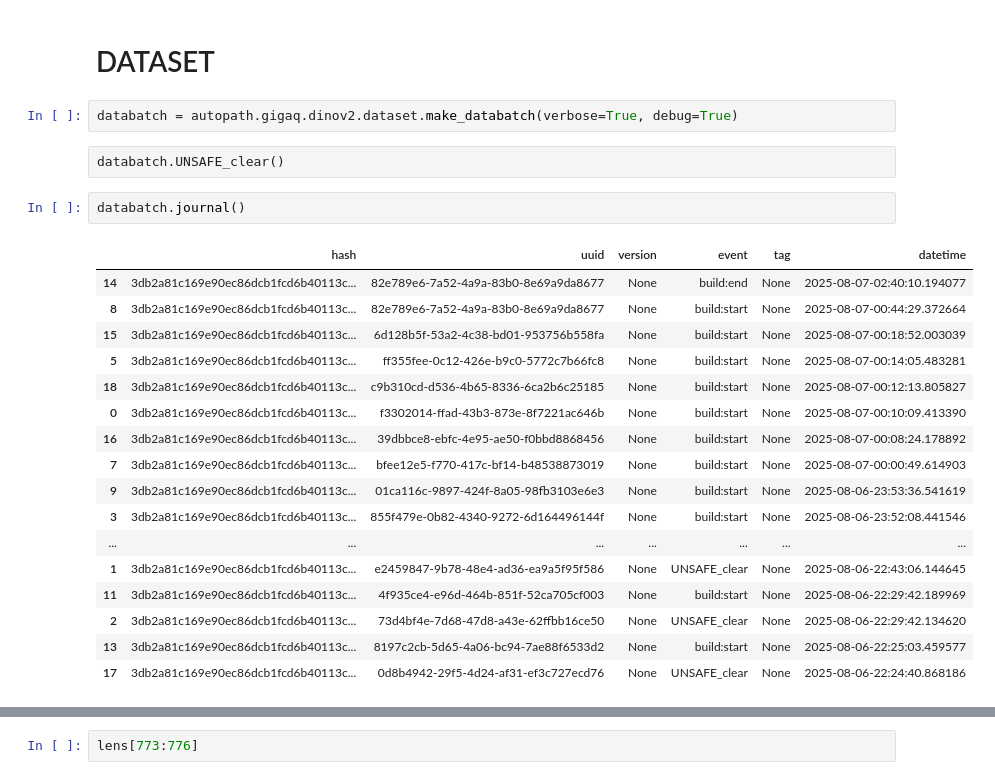
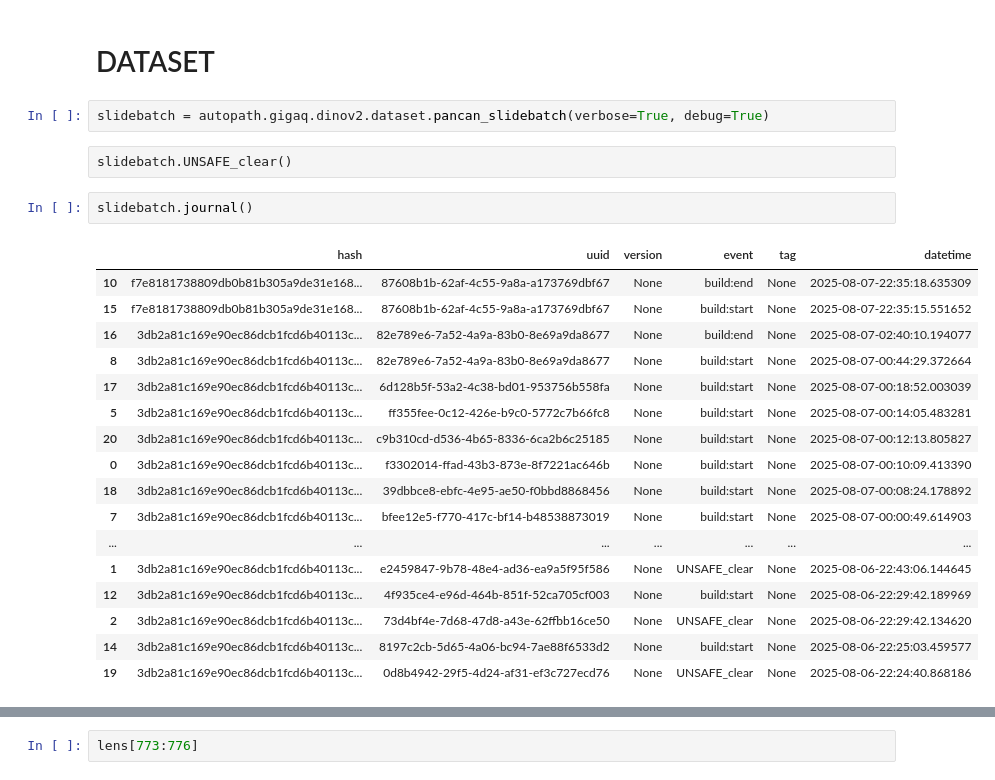
Before and after one commit to teorema-ai/autopath, a Jupyter notebook: notebooks/autopath_gigaq_dinov2_dataset_dataloader_test.ipynb, the cells around one changed output, grey strips where cells are left out. Saved outputs shown, nothing was run; the diff lists cells and outputs as text.

```diff
--- a/notebooks/autopath_gigaq_dinov2_dataset_dataloader_test.ipynb
+++ b/notebooks/autopath_gigaq_dinov2_dataset_dataloader_test.ipynb
@@ -30,27 +30,27 @@ reload(autopath.gigaq.dinov2.dataloader)
 # %% [markdown]
 # DATASET
 # %%
-databatch = autopath.gigaq.dinov2.dataset.make_databatch(verbose=True, debug=True)
+slidebatch = autopath.gigaq.dinov2.dataset.pancan_slidebatch(verbose=True, debug=True)
 # %% [raw]
-databatch.UNSAFE_clear()
+slidebatch.UNSAFE_clear()
 # %%
-databatch.journal()
+slidebatch.journal()
 # %% [output]
 |  | hash | uuid | version | event | tag | datetime |
-| 14 | 3db2a81c169e90ec86dcb1fcd6b40113c... | 82e789e6-7a52-4a9a-83b0-8e69a9da8677 | None | build:end | None | 2025-08-07-02:40:10.194077 |
+| 10 | f7e8181738809db0b81b305a9de31e168... | 87608b1b-62af-4c55-9a8a-a173769dbf67 | None | build:end | None | 2025-08-07-22:35:18.635309 |
+| 15 | f7e8181738809db0b81b305a9de31e168... | 87608b1b-62af-4c55-9a8a-a173769dbf67 | None | build:start | None | 2025-08-07-22:35:15.551652 |
+| 16 | 3db2a81c169e90ec86dcb1fcd6b40113c... | 82e789e6-7a52-4a9a-83b0-8e69a9da8677 | None | build:end | None | 2025-08-07-02:40:10.194077 |
 | 8 | 3db2a81c169e90ec86dcb1fcd6b40113c... | 82e789e6-7a52-4a9a-83b0-8e69a9da8677 | None | build:start | None | 2025-08-07-00:44:29.372664 |
-| 15 | 3db2a81c169e90ec86dcb1fcd6b40113c... | 6d128b5f-53a2-4c38-bd01-953756b558fa | None | build:start | None | 2025-08-07-00:18:52.003039 |
+| 17 | 3db2a81c169e90ec86dcb1fcd6b40113c... | 6d128b5f-53a2-4c38-bd01-953756b558fa | None | build:start | None | 2025-08-07-00:18:52.003039 |
 | 5 | 3db2a81c169e90ec86dcb1fcd6b40113c... | ff355fee-0c12-426e-b9c0-5772c7b66fc8 | None | build:start | None | 2025-08-07-00:14:05.483281 |
-| 18 | 3db2a81c169e90ec86dcb1fcd6b40113c... | c9b310cd-d536-4b65-8336-6ca2b6c25185 | None | build:start | None | 2025-08-07-00:12:13.805827 |
+| 20 | 3db2a81c169e90ec86dcb1fcd6b40113c... | c9b310cd-d536-4b65-8336-6ca2b6c25185 | None | build:start | None | 2025-08-07-00:12:13.805827 |
 | 0 | 3db2a81c169e90ec86dcb1fcd6b40113c... | f3302014-ffad-43b3-873e-8f7221ac646b | None | build:start | None | 2025-08-07-00:10:09.413390 |
-| 16 | 3db2a81c169e90ec86dcb1fcd6b40113c... | 39dbbce8-ebfc-4e95-ae50-f0bbd8868456 | None | build:start | None | 2025-08-07-00:08:24.178892 |
+| 18 | 3db2a81c169e90ec86dcb1fcd6b40113c... | 39dbbce8-ebfc-4e95-ae50-f0bbd8868456 | None | build:start | None | 2025-08-07-00:08:24.178892 |
 | 7 | 3db2a81c169e90ec86dcb1fcd6b40113c... | bfee12e5-f770-417c-bf14-b48538873019 | None | build:start | None | 2025-08-07-00:00:49.614903 |
-| 9 | 3db2a81c169e90ec86dcb1fcd6b40113c... | 01ca116c-9897-424f-8a05-98fb3103e6e3 | None | build:start | None | 2025-08-06-23:53:36.541619 |
-| 3 | 3db2a81c169e90ec86dcb1fcd6b40113c... | 855f479e-0b82-4340-9272-6d164496144f | None | build:start | None | 2025-08-06-23:52:08.441546 |
 | ... | ... | ... | ... | ... | ... | ... |
 | 1 | 3db2a81c169e90ec86dcb1fcd6b40113c... | e2459847-9b78-48e4-ad36-ea9a5f95f586 | None | UNSAFE_clear | None | 2025-08-06-22:43:06.144645 |
-| 11 | 3db2a81c169e90ec86dcb1fcd6b40113c... | 4f935ce4-e96d-464b-851f-52ca705cf003 | None | build:start | None | 2025-08-06-22:29:42.189969 |
+| 12 | 3db2a81c169e90ec86dcb1fcd6b40113c... | 4f935ce4-e96d-464b-851f-52ca705cf003 | None | build:start | None | 2025-08-06-22:29:42.189969 |
 | 2 | 3db2a81c169e90ec86dcb1fcd6b40113c... | 73d4bf4e-7d68-47d8-a43e-62ffbb16ce50 | None | UNSAFE_clear | None | 2025-08-06-22:29:42.134620 |
-| 13 | 3db2a81c169e90ec86dcb1fcd6b40113c... | 8197c2cb-5d65-4a06-bc94-7ae88f6533d2 | None | build:start | None | 2025-08-06-22:25:03.459577 |
-| 17 | 3db2a81c169e90ec86dcb1fcd6b40113c... | 0d8b4942-29f5-4d24-af31-ef3c727ecd76 | None | UNSAFE_clear | None | 2025-08-06-22:24:40.868186 |
+| 14 | 3db2a81c169e90ec86dcb1fcd6b40113c... | 8197c2cb-5d65-4a06-bc94-7ae88f6533d2 | None | build:start | None | 2025-08-06-22:25:03.459577 |
+| 19 | 3db2a81c169e90ec86dcb1fcd6b40113c... | 0d8b4942-29f5-4d24-af31-ef3c727ecd76 | None | UNSAFE_clear | None | 2025-08-06-22:24:40.868186 |
 # %%
```
Also changed, not shown: parts of 15 cells of this notebook, 7 other files.
